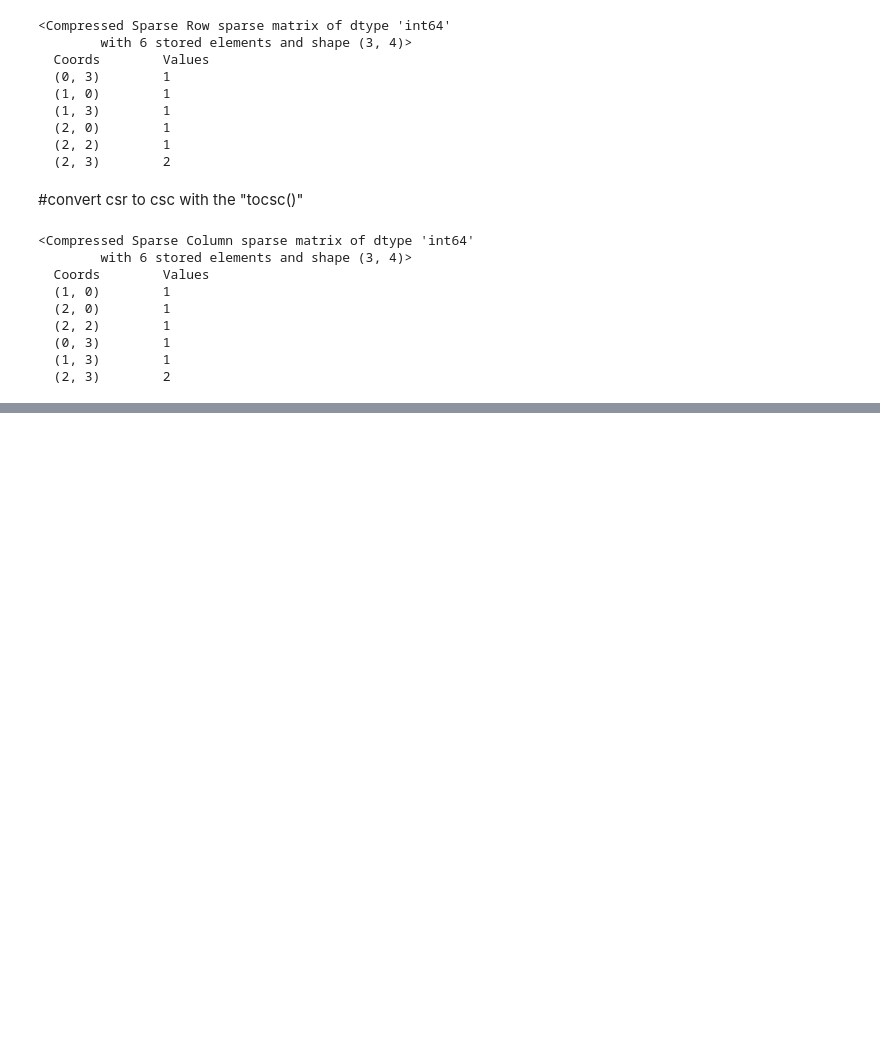
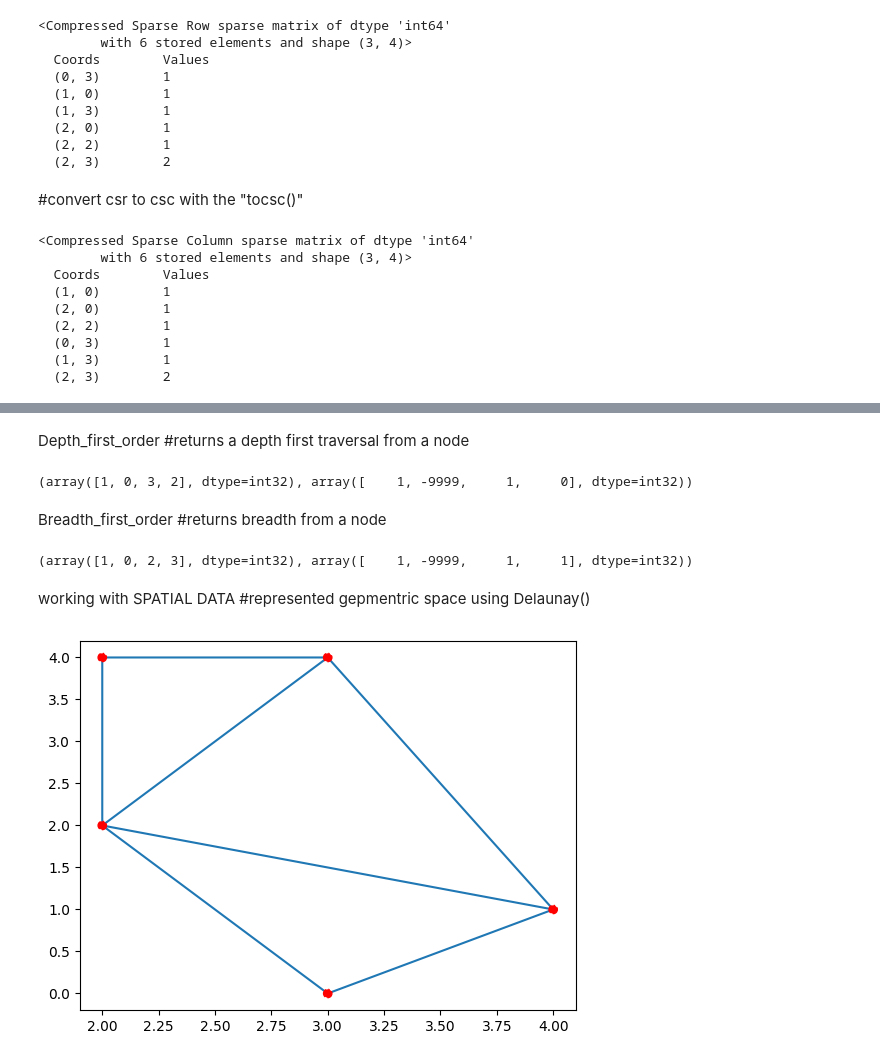
Before and after one commit to BalaMahalakshmi/Python, a Jupyter notebook: scipy.ipynb, the cells around one changed output, grey strips where cells are left out. Cells and saved outputs as stored; diff of their text form; code cells hidden in the pictures; blank space fills up the shorter version.

```diff
--- a/scipy.ipynb
+++ b/scipy.ipynb
@@ -422,0 +468,33 @@ print(sharednew)
+# %% [markdown]
+Depth_first_order #returns a depth first traversal from a node
+# %%
+from scipy.sparse.csgraph import depth_first_order
+from scipy.sparse import csr_matrix
+shared = np.array([[0,1,0,1],[1,1,1,1],[2,1,1,0],[0,1,0,1 ]])
+sharednew = csr_matrix(shared)
+print(depth_first_order(sharednew, 1))
+# %% [output]
+(array([1, 0, 3, 2], dtype=int32), array([    1, -9999,     1,     0], dtype=int32))
+# %% [markdown]
+Breadth_first_order #returns breadth from a node
+# %%
+from scipy.sparse.csgraph import breadth_first_order
+from scipy.sparse import csr_matrix
+shared = np.array([[0,1,0,1],[1,1,1,1],[2,1,1,0],[0,1,0,1 ]])
+sharednew = csr_matrix(shared)
+print(breadth_first_order(sharednew, 1))
+# %% [output]
+(array([1, 0, 2, 3], dtype=int32), array([    1, -9999,     1,     1], dtype=int32))
+# %% [markdown]
+working with SPATIAL DATA #represented gepmentric space using Delaunay()
+# %%
+import numpy as np
+from scipy.spatial import Delaunay
+import matplotlib.pyplot as plt
+shared = np.array([[2,4],[3,4],[3,0],[2,2],[4,1]])
+simplices = Delaunay(shared).simplices
+plt.triplot(shared[:,0],shared[:,1],simplices)
+plt.scatter(shared[:,0],shared[:,1], color='r')
+plt.show()
+# %% [output]
+[figure, added]
```
Also changed, not shown: parts of 15 cells of this notebook.
